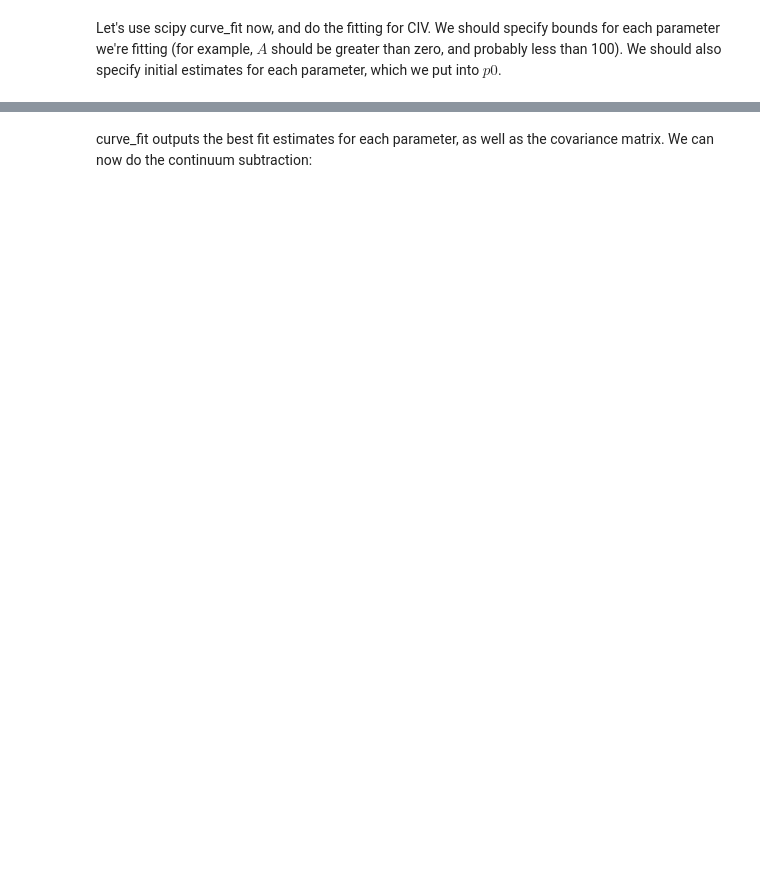
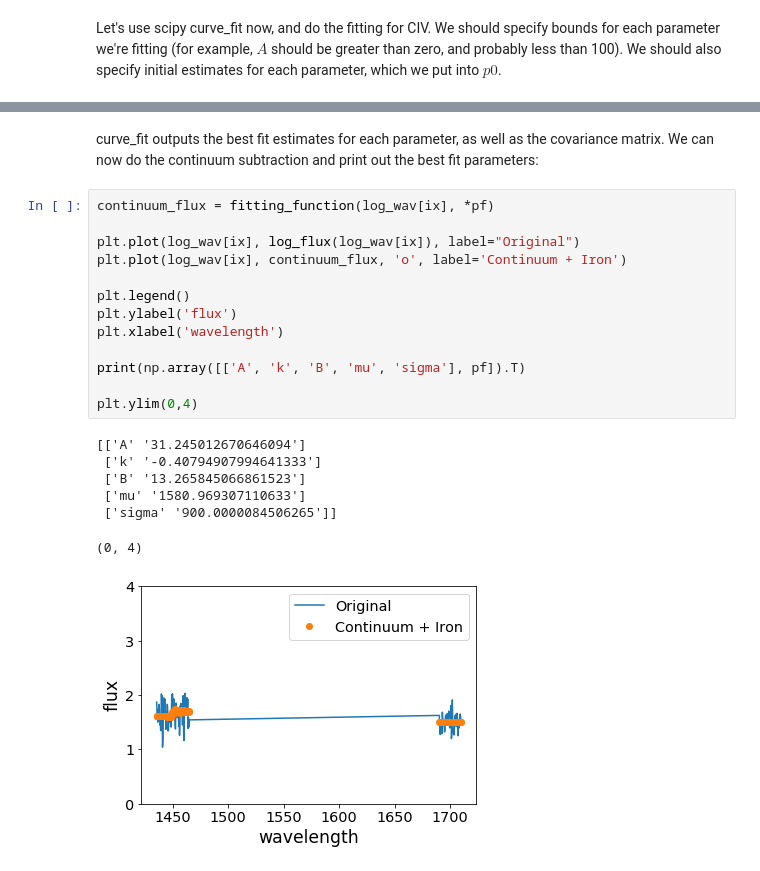
Before and after one commit to RaySSharma/CIV-Variability, a Jupyter notebook: Notes/01-03-20/continuum-iron-fitting.ipynb, the cells around one changed output, grey strips where cells are left out. Saved outputs shown, nothing was run; the diff lists cells and outputs as text; blank space fills up the shorter version.

```diff
--- a/Notes/01-03-20/continuum-iron-fitting.ipynb
+++ b/Notes/01-03-20/continuum-iron-fitting.ipynb
@@ -69,2 +80,23 @@ SyntaxError: invalid syntax (<ipython-input-285-3ce4cfad2db2>, line 2)
 # %% [markdown]
-curve_fit outputs the best fit estimates for each parameter, as well as the covariance matrix. We can now do the continuum subtraction:
+curve_fit outputs the best fit estimates for each parameter, as well as the covariance matrix. We can now do the continuum subtraction and print out the best fit parameters:
+# %%
+continuum_flux = fitting_function(log_wav[ix], *pf)
+
+plt.plot(log_wav[ix], log_flux(log_wav[ix]), label="Original")
+plt.plot(log_wav[ix], continuum_flux, 'o', label='Continuum + Iron')
+
+plt.legend()
+plt.ylabel('flux')
+plt.xlabel('wavelength')
+
+print(np.array([['A', 'k', 'B', 'mu', 'sigma'], pf]).T)
+
+plt.ylim(0,4)
+# %% [output]
+[['A' '31.245012670646094']
+ ['k' '-0.40794907994641333']
+ ['B' '13.265845066861523']
+ ['mu' '1580.969307110633']
+ ['sigma' '900.0000084506265']]
+(0, 4)
+[figure, added]
```
Also changed, not shown: parts of 12 cells of this notebook, 1 other file.
